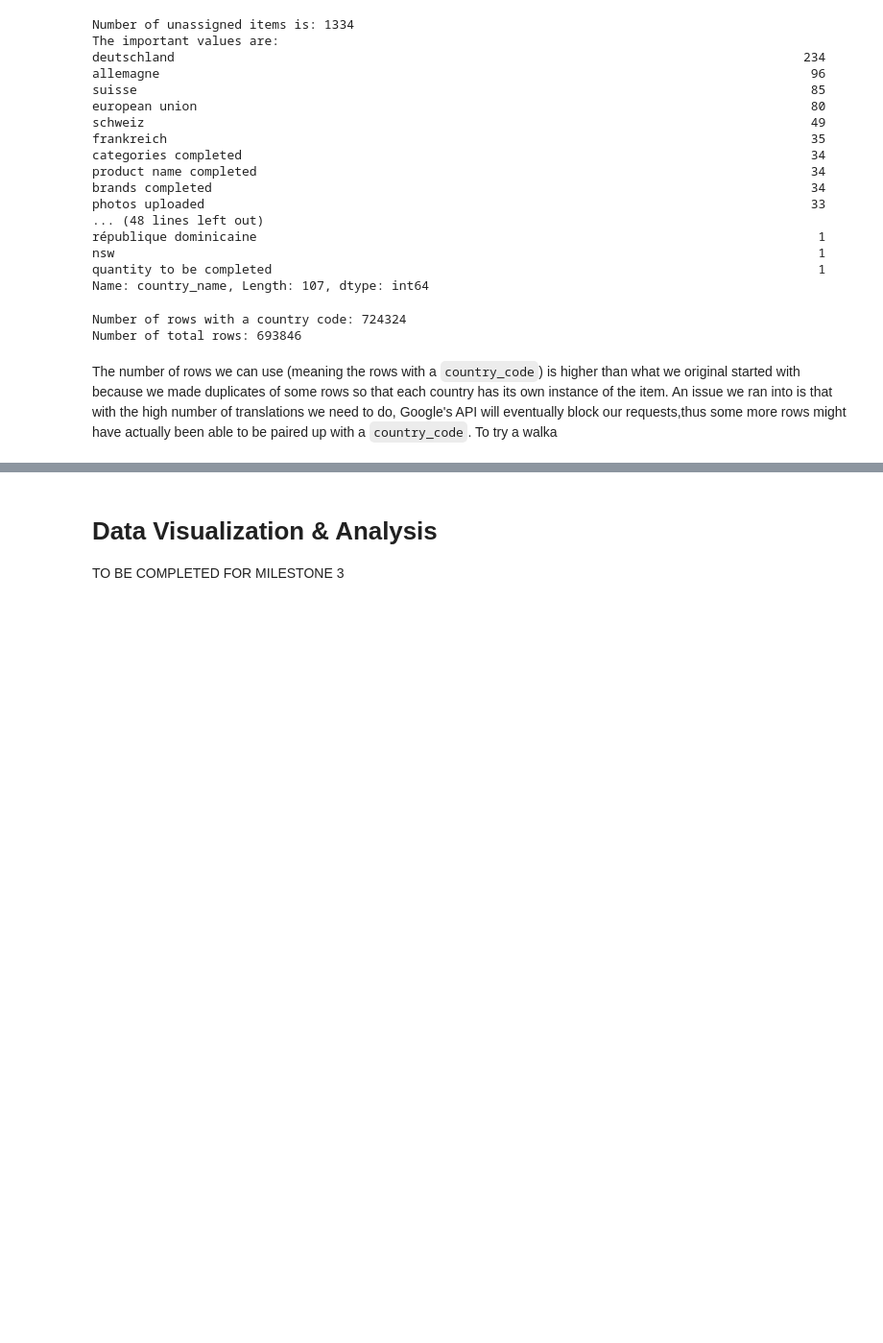
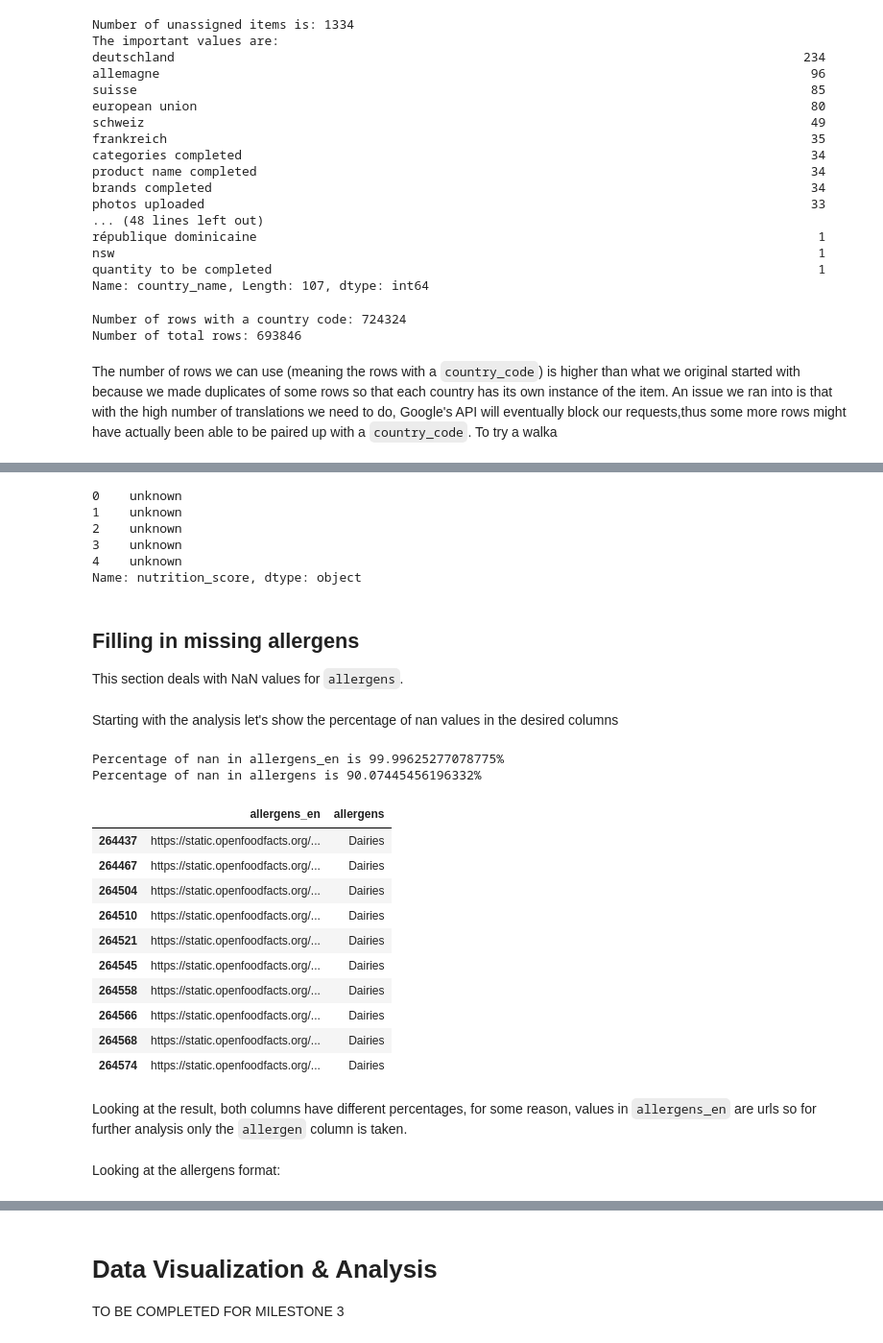
Before and after one commit to celine-y/open_food_facts, a Jupyter notebook: project.ipynb, the cells around one changed output, grey strips where cells are left out. Shown at 96% size. Drawn from its saved outputs; the diff is of its cells as text; code cells hidden in the pictures; blank space fills up the shorter version.

```diff
--- a/project.ipynb
+++ b/project.ipynb
@@ -464,0 +494,44 @@ The number of rows we can use (meaning the rows with a `country_code`) is higher
+# %%
+nutrition_df[result_column].head()
+# %% [output]
+0    unknown
+1    unknown
+2    unknown
+3    unknown
+4    unknown
+Name: nutrition_score, dtype: object
+# %% [markdown]
+## Filling in missing allergens
+
+This section deals with NaN values for `allergens`.
+# %%
+desired_columns=[
+    'allergens_en',
+    'allergens'
+]
+result_column='allergen_values'
+allergen_df=food_df.copy()
+# %% [markdown]
+Starting with the analysis let's show the percentage of nan values in the desired columns
+# %%
+for column in desired_columns:
+    print("Percentage of nan in {} is {}%".format(column,100*len(food_df[food_df[column].isna()])/len(food_df) ))
+# %% [output]
+Percentage of nan in allergens_en is 99.99625277078775%
+Percentage of nan in allergens is 90.07445456196332%
+# %%
+allergen_df[allergen_df[desired_columns[0]].notna()][desired_columns].head(10)
+# %% [output]
+|  | allergens_en | allergens |
+| 264437 | https://static.openfoodfacts.org/... | Dairies |
+| 264467 | https://static.openfoodfacts.org/... | Dairies |
+| 264504 | https://static.openfoodfacts.org/... | Dairies |
+| 264510 | https://static.openfoodfacts.org/... | Dairies |
+| 264521 | https://static.openfoodfacts.org/... | Dairies |
+| 264545 | https://static.openfoodfacts.org/... | Dairies |
+| 264558 | https://static.openfoodfacts.org/... | Dairies |
+| 264566 | https://static.openfoodfacts.org/... | Dairies |
+| 264568 | https://static.openfoodfacts.org/... | Dairies |
+| 264574 | https://static.openfoodfacts.org/... | Dairies |
+# %% [markdown]
+Looking at the result, both columns have different percentages, for some reason, values in `allergens_en` are urls so for further analysis only the `allergen` column is taken.
@@ -464,0 +541,2 @@ The number of rows we can use (meaning the rows with a `country_code`) is higher
+# %% [markdown]
+Looking at the allergens format:
```
Also changed, not shown: parts of 17 cells of this notebook, 1 other file.
